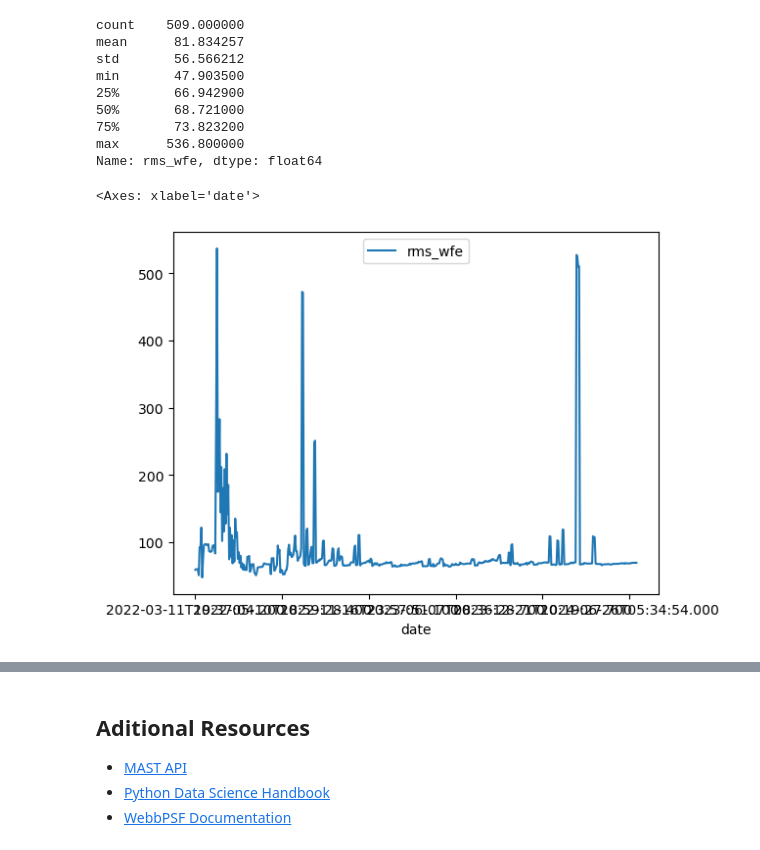
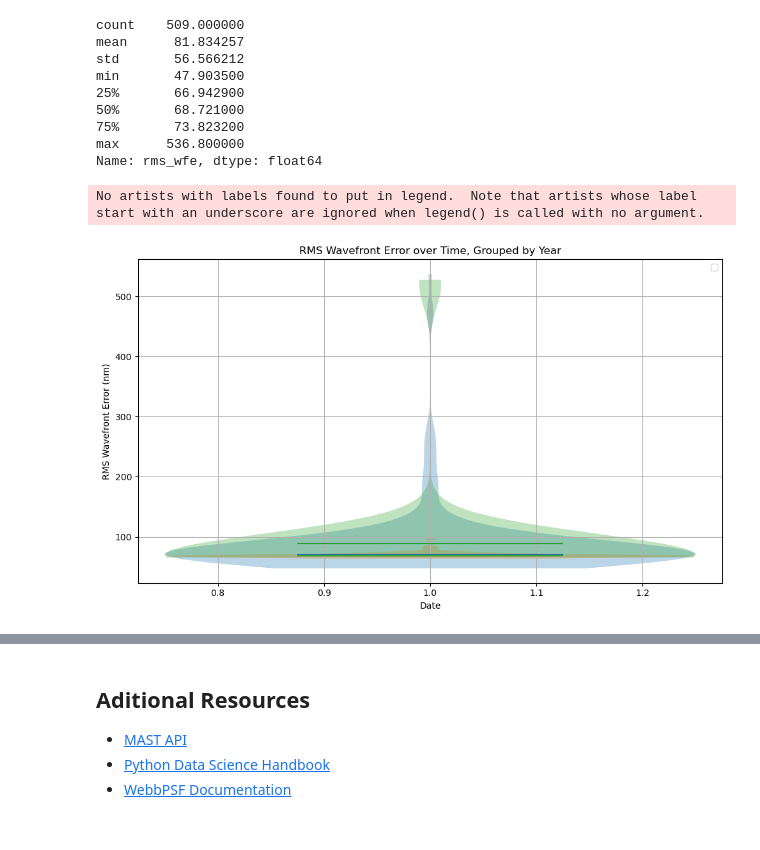
Before and after one commit to kulpster85/webbpsf_notebook, a Jupyter notebook: notebooks/example_notebook/example_notebook.ipynb, the cells around one changed output, grey strips where cells are left out. Cells and saved outputs as stored; diff of their text form; code cells hidden in the pictures.

Commit message:
add additonal plots

```diff
--- a/notebooks/example_notebook/example_notebook.ipynb
+++ b/notebooks/example_notebook/example_notebook.ipynb
@@ -179,9 +201,31 @@ min       47.903500
 75%       73.823200
 max      536.800000
 Name: rms_wfe, dtype: float64
-# %%
-# TODO: fix the x-axis so it shows the dates better
-df.plot(x='date', y='rms_wfe')
-# %% [output]
-<Axes: xlabel='date'>
-[figure, removed]
+# %%
+df['date'] = pd.to_datetime(df['date'])
+df['year'] = df['date'].dt.year
+# %%
+reset_mask = df.is_post_correction == True
+groups = reset_mask.cumsum()
+df['Cumulative_Diff'] = df.groupby(groups)['rms_wfe'].diff().fillna(df['rms_wfe'])
+# %%
+grouped = df.groupby('year')
+
+# Plotting
+plt.figure(figsize=(10, 6))
+
+for year, group in grouped:
+    #plt.plot(group['date'], group['rms_wfe'], label=f'Year {year}')
+    plt.violinplot(group['rms_wfe'], showmeans=True, showextrema=False, showmedians=True)
+
+plt.xlabel('Date')
+plt.ylabel('RMS Wavefront Error (nm)')
+plt.title('RMS Wavefront Error over Time, Grouped by Year')
+plt.grid(True)
+plt.legend()
+plt.tight_layout()
+
+plt.show()
+# %% [output]
+No artists with labels found to put in legend.  Note that artists whose label start with an underscore are ignored when legend() is called with no argument.
+[figure, added]
```
Also changed, not shown: parts of 11 cells of this notebook, 2 other files.
